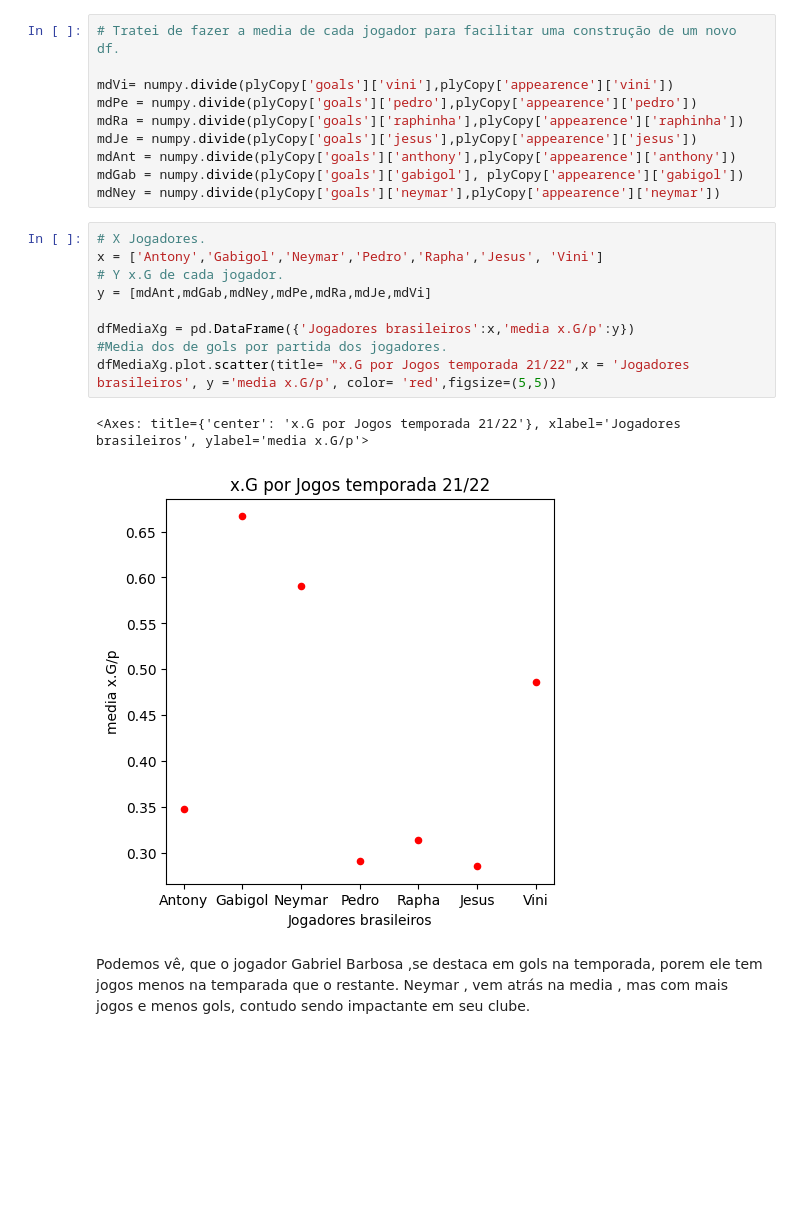
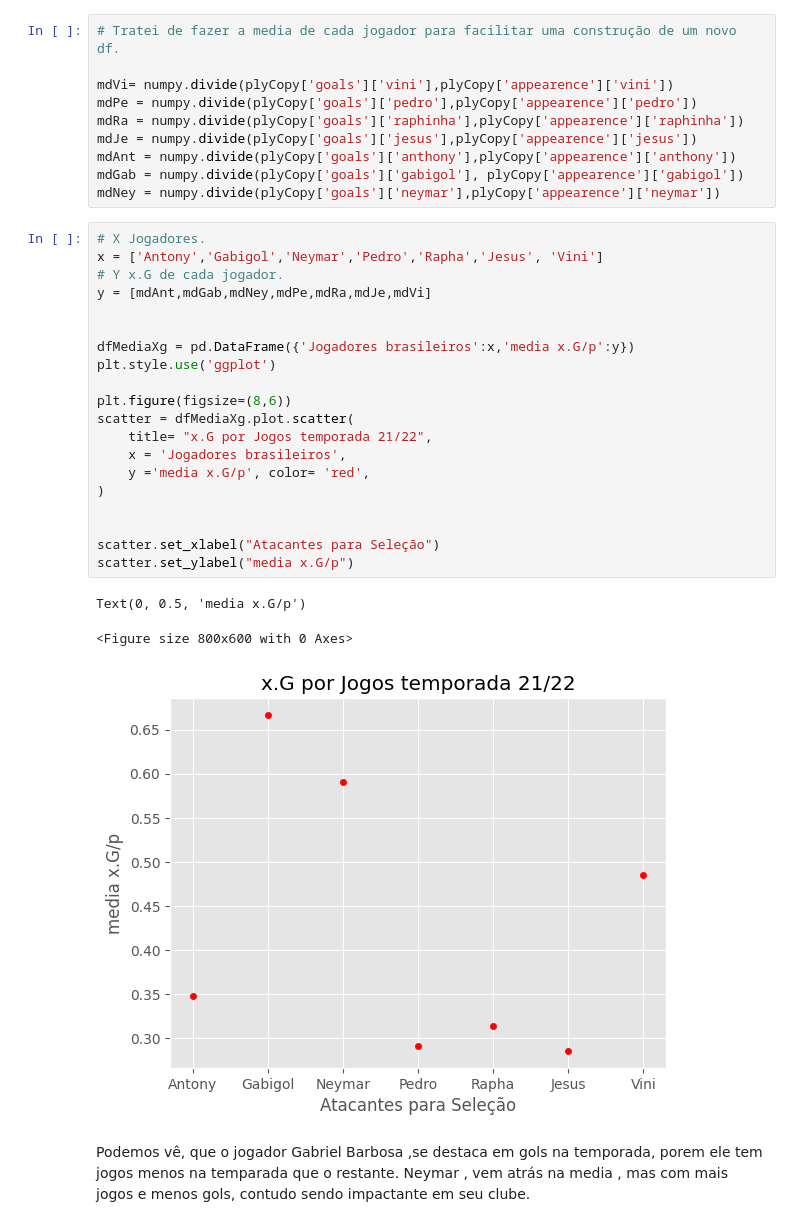
Before and after one commit to LuisNunes301/analys-player-brasil, a Jupyter notebook: analys_player_brasil.ipynb, the cells around one changed output. Saved outputs shown, nothing was run; the diff lists cells and outputs as text; blank space fills up the shorter version.

```diff
--- a/analys_player_brasil.ipynb
+++ b/analys_player_brasil.ipynb
@@ -180,15 +186,27 @@ mdNey = numpy.divide(plyCopy['goals']['neymar'],plyCopy['appearence']['neymar'])
 # %%
 # X Jogadores.
 x = ['Antony','Gabigol','Neymar','Pedro','Rapha','Jesus', 'Vini']
 # Y x.G de cada jogador.
 y = [mdAnt,mdGab,mdNey,mdPe,mdRa,mdJe,mdVi]
 
+
 dfMediaXg = pd.DataFrame({'Jogadores brasileiros':x,'media x.G/p':y})
-#Media dos de gols por partida dos jogadores.
-dfMediaXg.plot.scatter(title= "x.G por Jogos temporada 21/22",x = 'Jogadores brasileiros', y ='media x.G/p', color= 'red',figsize=(5,5))
+plt.style.use('ggplot')
+
+plt.figure(figsize=(8,6))
+scatter = dfMediaXg.plot.scatter(
+    title= "x.G por Jogos temporada 21/22",
+    x = 'Jogadores brasileiros',
+    y ='media x.G/p', color= 'red',
+)
+
+
+scatter.set_xlabel("Atacantes para Seleção")
+scatter.set_ylabel("media x.G/p")
 # %% [output]
-<Axes: title={'center': 'x.G por Jogos temporada 21/22'}, xlabel='Jogadores brasileiros', ylabel='media x.G/p'>
+Text(0, 0.5, 'media x.G/p')
+<Figure size 800x600 with 0 Axes>
-[figure, old version]
+[figure, new version]
 # %% [markdown]
 Podemos vê, que o jogador Gabriel Barbosa ,se destaca em gols na temporada, porem ele tem jogos menos na temparada que o restante. Neymar , vem atrás na media , mas com mais jogos e menos gols, contudo sendo impactante em seu clube.
 # %% [markdown]
```
Also changed, not shown: parts of 13 cells of this notebook.
